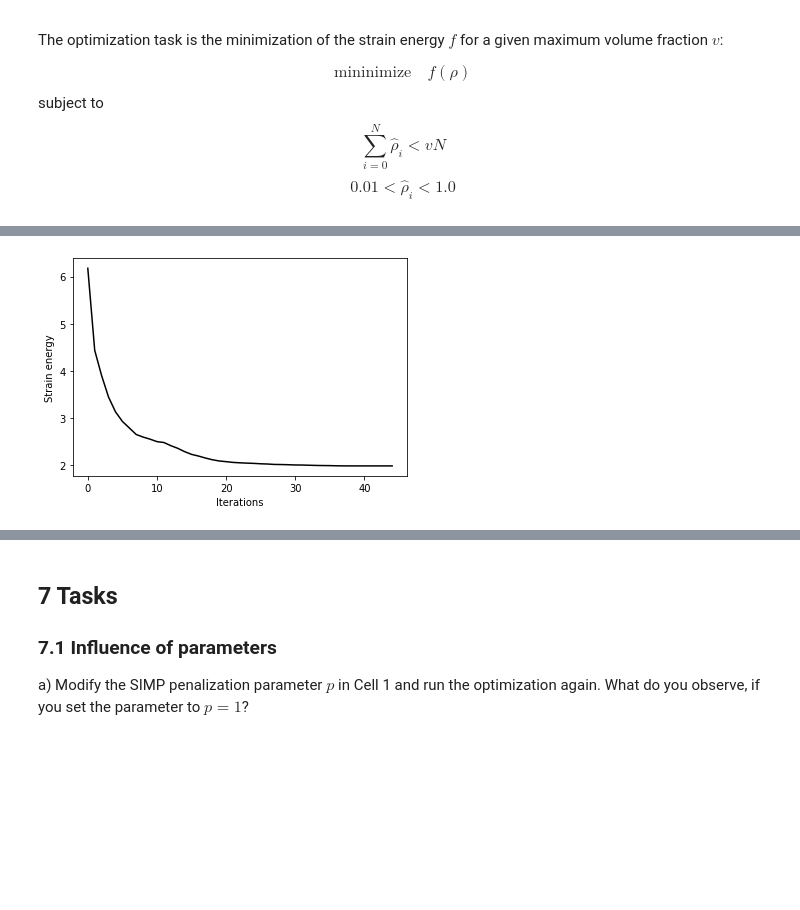
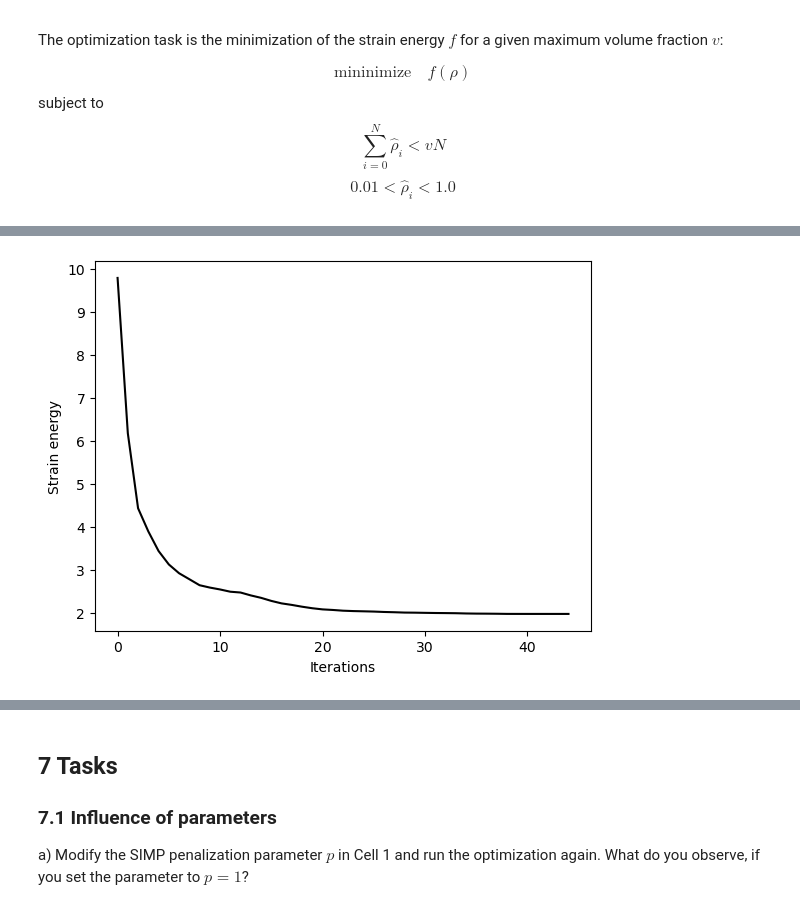
Before and after one commit to meyer-nils/topology_optimization_introduction, a Jupyter notebook: bookshelf.ipynb, the cells around one changed output, grey strips where cells are left out. Drawn from its saved outputs; the diff is of its cells as text; code cells hidden in the pictures; blank space fills up the shorter version.

Commit message:
Accelerate with analytical Jacobian.

```diff
--- a/bookshelf.ipynb
+++ b/bookshelf.ipynb
@@ -167,3 +176,5 @@ is returned. This strain energy is the energy stored inside the structure simila
+# %%
+K0 =  fem.asm(a, fem.Basis(fem.MeshQuad(), element), E=E0).toarray()
 # %%
 def target_function(design):
     # Apply normalized densities
@@ -180,8 +191,18 @@ def target_function(design):
     # Solution
     u = fem.solve(*fem.condense(K, B, D=wall))
 
-    # Evaluation of strain energy
-    return 0.5 * (u @ K @ u)
+    # Strain energy
+    strain_energy = 0.5 * u @ K @ u
+
+    # Analytical gradient
+    jacobian = np.zeros_like(design_dofs.all(), dtype=np.float64)
+    for i, e in enumerate(design_dofs.all()):
+        n = mesh.t[:,e]
+        dofs = [2*n[0], 2*n[0]+1, 2*n[1], 2*n[1]+1, 2*n[2], 2*n[2]+1, 2*n[3], 2*n[3]+1]
+        ui = u[dofs]
+        jacobian[i] = - 0.5 * p * rho[e]**(p-1.0) * (ui @ (K0) @ ui)
+
+    return strain_energy, jacobian
 # %% [markdown]
 ## 6 Optimization
 The optimization task is the minimization of the strain energy $f$ for a given maximum volume fraction $v$:
@@ -206,7 +227,7 @@ bounds = N*[(0.01, 1.0)]
 # The inequality constraint limits the maximum volume occupied by filled material
 constraints = {'type':'ineq', 'fun': lambda x : vol_constraint*N-np.sum(x)}
 # Save intermediate designs during optimization for plotting
-designs = []
+designs = [rho0]
 def callback(x, *args):
     designs.append(x)
 
@@ -214,10 +235,12 @@ def callback(x, *args):
 res = minimize(
     target_function,
     rho0,
+    jac=True,
+    method="SLSQP",
     constraints=constraints,
     bounds=bounds,
     callback=callback)
-energies = [target_function(d) for d in designs]
+energies = [target_function(d)[0] for d in designs]
 print(f"Success state:{res.success}")
 print(f"Iterations: {res.nit}")
 print(f"Solver message: {res.message}")
@@ -242,4 +265,4 @@ Final strain energy: 1.9805491228763867
-[figure, old version]
+[figure, new version]
 [figure]
 # %% [markdown]
 ## 7 Tasks
```
Also changed, not shown: parts of 4 cells of this notebook.
